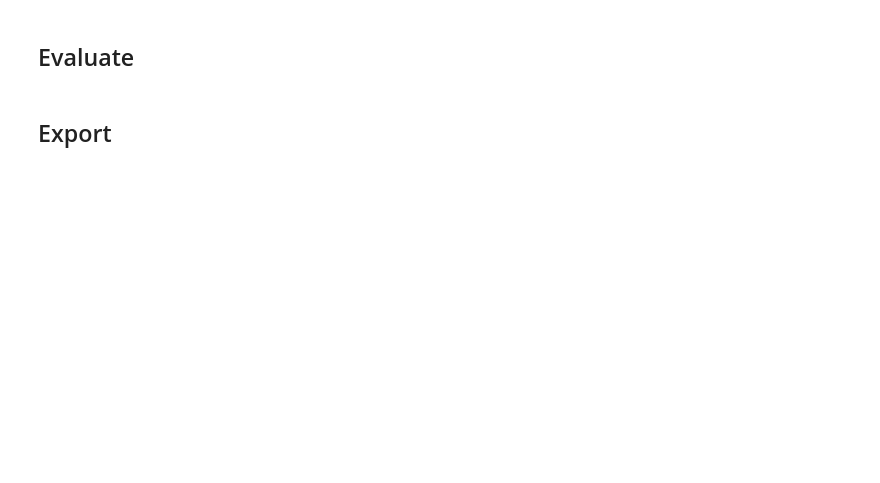
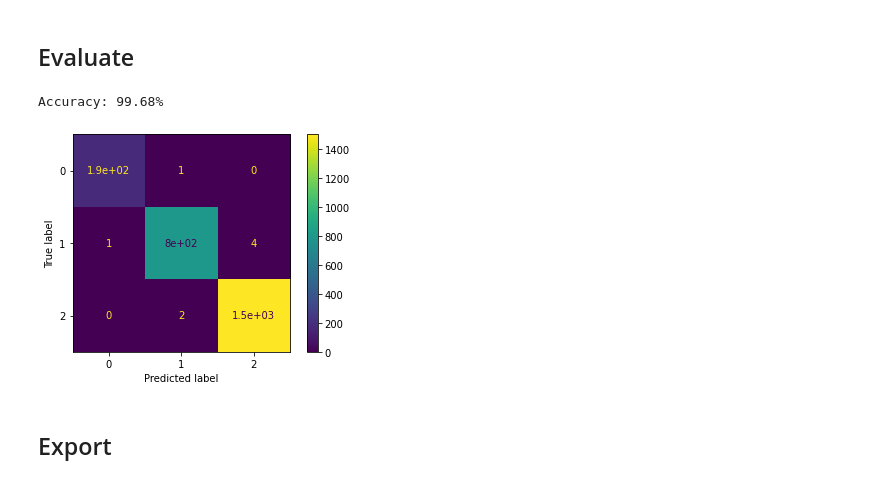
Before and after one commit to Sulasdeli/SecRiskAI, a Jupyter notebook: notebooks/train_evaluate_export_models.ipynb, the cells around one changed output. Drawn from its saved outputs; the diff is of its cells as text; code cells hidden in the pictures; blank space fills up the shorter version.

```diff
--- a/notebooks/train_evaluate_export_models.ipynb
+++ b/notebooks/train_evaluate_export_models.ipynb
@@ -303,4 +382,4 @@ clf = MLPClassifier(activation='tanh', solver='lbfgs', alpha=1e-5, hidden_layer_
 # %% [markdown]
 ## Train
 # %%
-clf.fit(X_train, y_train)
+clf.fit(X_train_normalized, y_train)
@@ -307,7 +395,7 @@ clf.fit(X_train, y_train)
 # %% [markdown]
 ## Evaluate
 # %%
-accuracy = clf.score(X_test, y_test)
+accuracy = clf.score(X_test_normalized, y_test)
 
 print('Accuracy: {0:.2%}'.format(accuracy))
 
@@ -329,9 +417,13 @@ print('Accuracy: {0:.2%}'.format(accuracy))
 # logistic -> 98.48%
 # tanh -> 99.04%
 # relu -> 98.88%
+# %% [output]
+Accuracy: 99.68%
 # %%
-plot_confusion_matrix(clf, X_test, y_test)
+plot_confusion_matrix(clf, X_test_normalized, y_test)
 plt.show()
+# %% [output]
+[figure, added]
 # %% [markdown]
 ## Export
 # %%
```
Also changed, not shown: parts of 24 cells of this notebook.
